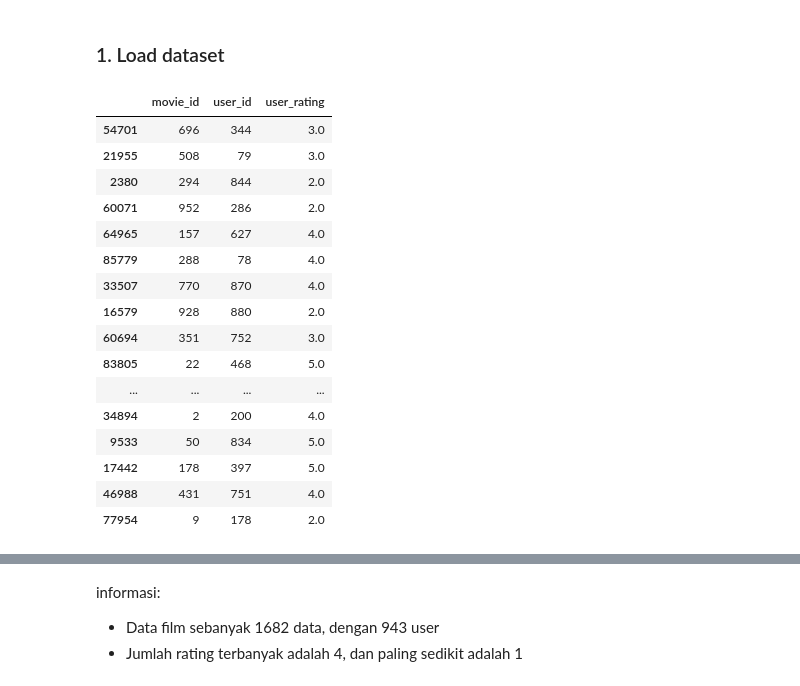
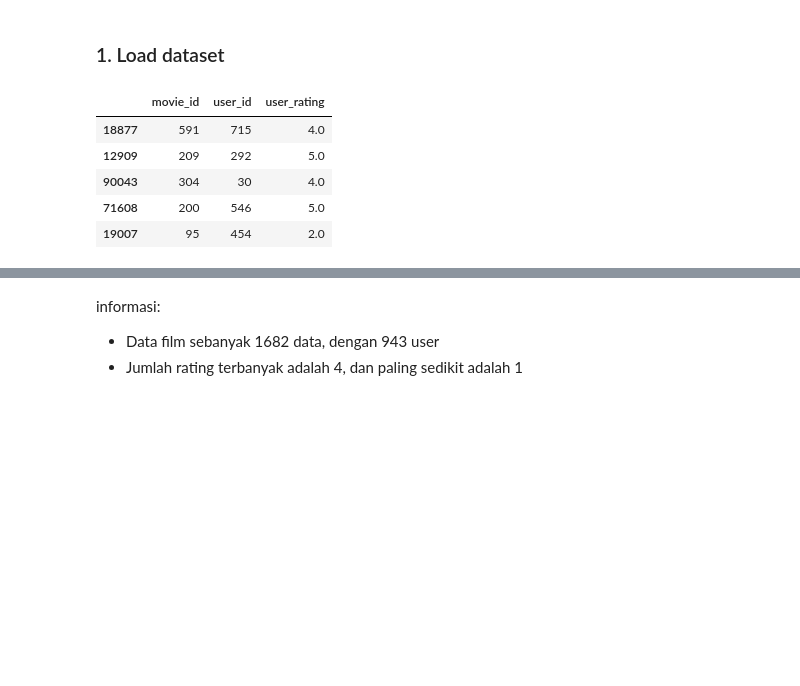
Before and after one commit to GilangAgungS/Film-Recommendation-Tensor, a Jupyter notebook: sistem_rekomendasi_film.ipynb, the cells around one changed output, grey strips where cells are left out. Drawn from its saved outputs; the diff is of its cells as text; code cells hidden in the pictures; blank space fills up the shorter version.

```diff
--- a/sistem_rekomendasi_film.ipynb
+++ b/sistem_rekomendasi_film.ipynb
@@ -20,24 +20,13 @@ import seaborn as sns
 ### 1. Load dataset
 # %%
 ratings = pd.read_csv('ratings.csv')
-ratings.sample(20)
+ratings.sample(5)
 # %% [output]
 |  | movie_id | user_id | user_rating |
-| 54701 | 696 | 344 | 3.0 |
-| 21955 | 508 | 79 | 3.0 |
-| 2380 | 294 | 844 | 2.0 |
-| 60071 | 952 | 286 | 2.0 |
-| 64965 | 157 | 627 | 4.0 |
-| 85779 | 288 | 78 | 4.0 |
-| 33507 | 770 | 870 | 4.0 |
-| 16579 | 928 | 880 | 2.0 |
-| 60694 | 351 | 752 | 3.0 |
-| 83805 | 22 | 468 | 5.0 |
-| ... | ... | ... | ... |
-| 34894 | 2 | 200 | 4.0 |
-| 9533 | 50 | 834 | 5.0 |
-| 17442 | 178 | 397 | 5.0 |
-| 46988 | 431 | 751 | 4.0 |
-| 77954 | 9 | 178 | 2.0 |
+| 18877 | 591 | 715 | 4.0 |
+| 12909 | 209 | 292 | 5.0 |
+| 90043 | 304 | 30 | 4.0 |
+| 71608 | 200 | 546 | 5.0 |
+| 19007 | 95 | 454 | 2.0 |
 # %%
 movies = pd.read_csv('movies.csv')
```
Also changed, not shown: parts of 13 cells of this notebook.
